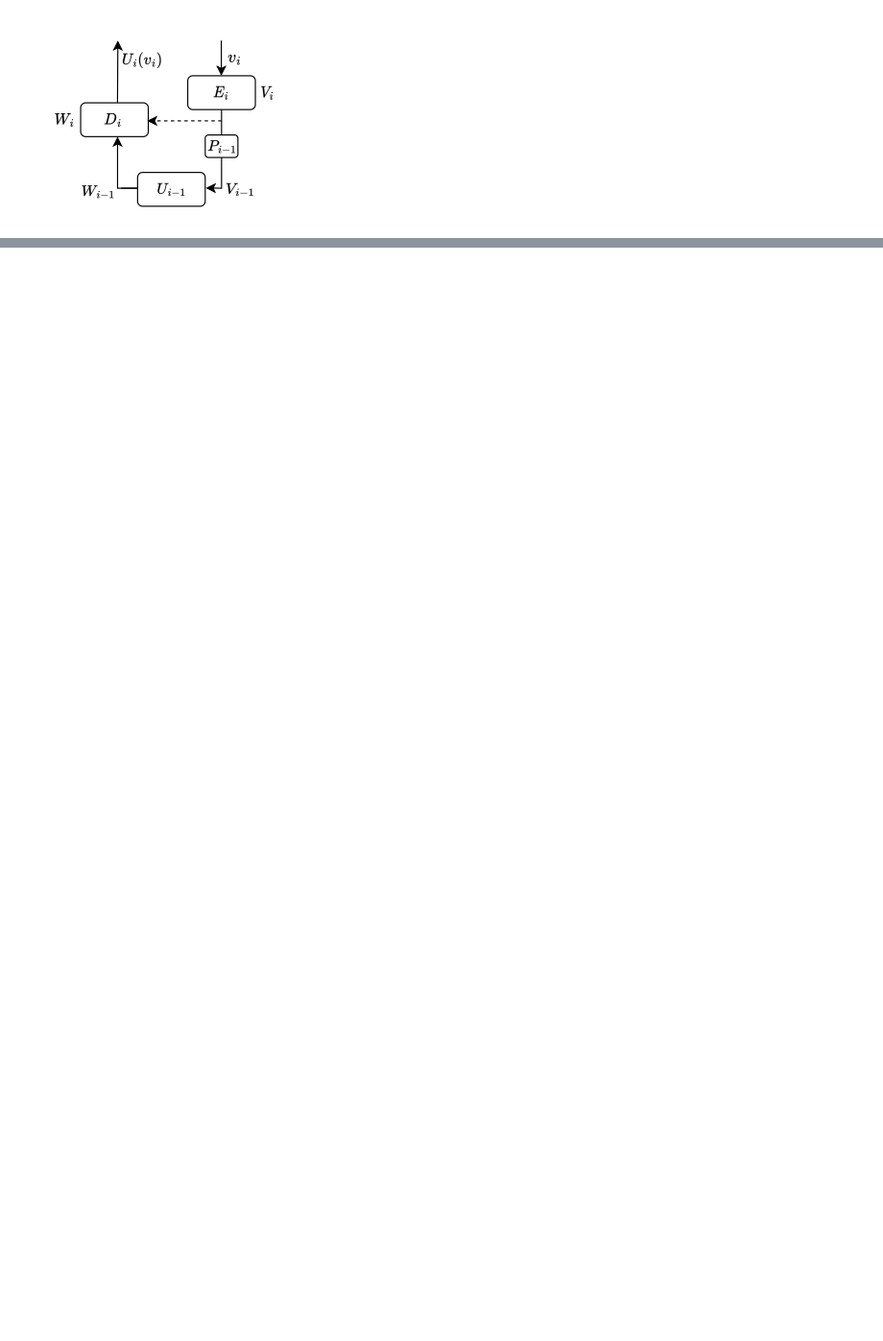
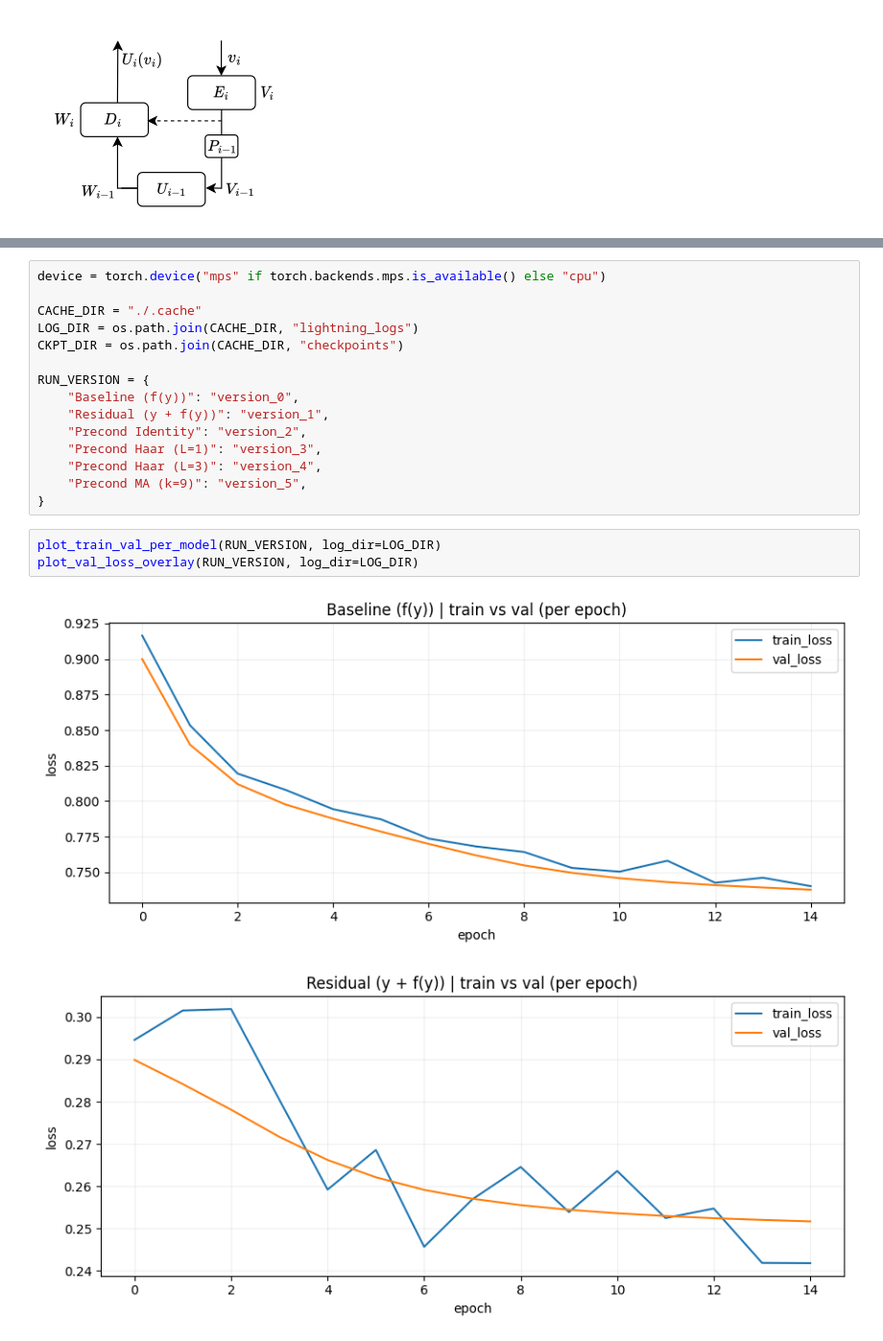
Before and after one commit to fntb/unified-unet, a Jupyter notebook: src/notebook.ipynb, the cells around one changed output, grey strips where cells are left out. Shown at 96% size. Drawn from its saved outputs; the diff is of its cells as text; blank space fills up the shorter version.

Commit message:
Nouvelle version du notebook cleeeeean

```diff
--- a/src/notebook.ipynb
+++ b/src/notebook.ipynb
@@ -1140,0 +537,21 @@ Les métriques d’évaluation incluent :
+# %%
+device = torch.device("mps" if torch.backends.mps.is_available() else "cpu")
+
+CACHE_DIR = "./.cache"
+LOG_DIR = os.path.join(CACHE_DIR, "lightning_logs")
+CKPT_DIR = os.path.join(CACHE_DIR, "checkpoints")
+
+RUN_VERSION = {
+    "Baseline (f(y))": "version_0",
+    "Residual (y + f(y))": "version_1",
+    "Precond Identity": "version_2",
+    "Precond Haar (L=1)": "version_3",
+    "Precond Haar (L=3)": "version_4",
+    "Precond MA (k=9)": "version_5",
+}
+# %%
+plot_train_val_per_model(RUN_VERSION, log_dir=LOG_DIR)
+plot_val_loss_overlay(RUN_VERSION, log_dir=LOG_DIR)
+# %% [output]
+[figure, added]
+[figure, added]
```
Also changed, not shown: parts of 79 cells of this notebook, 8 other files.
